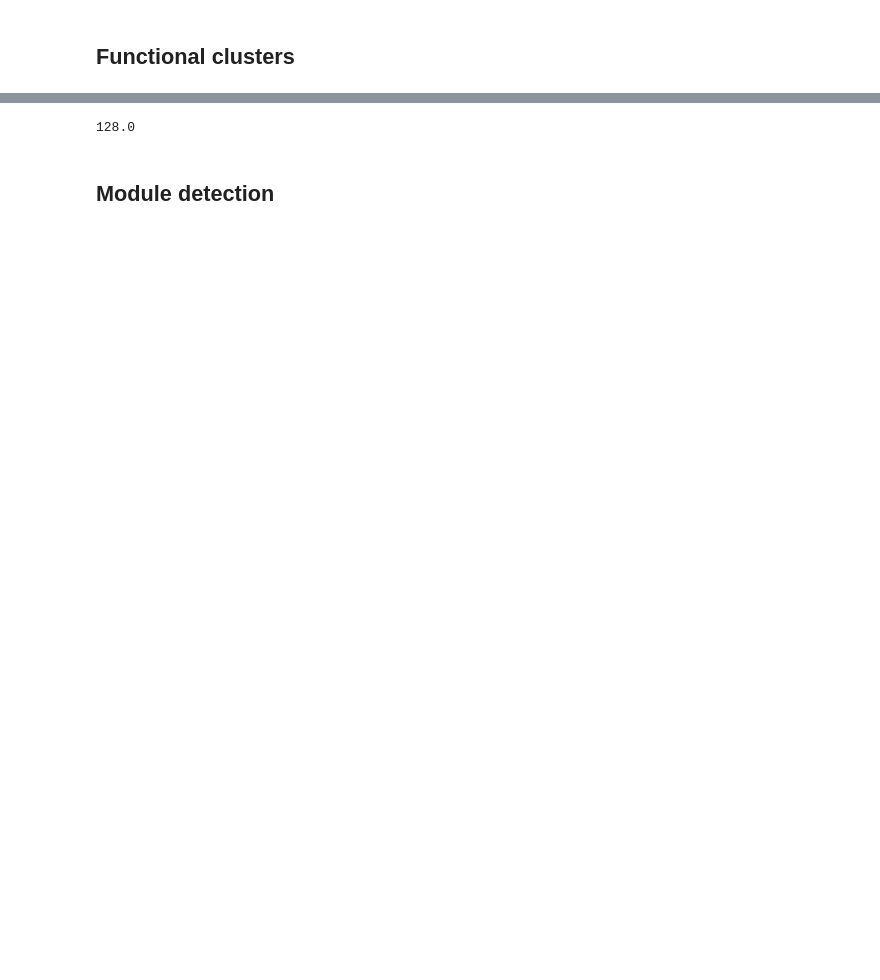
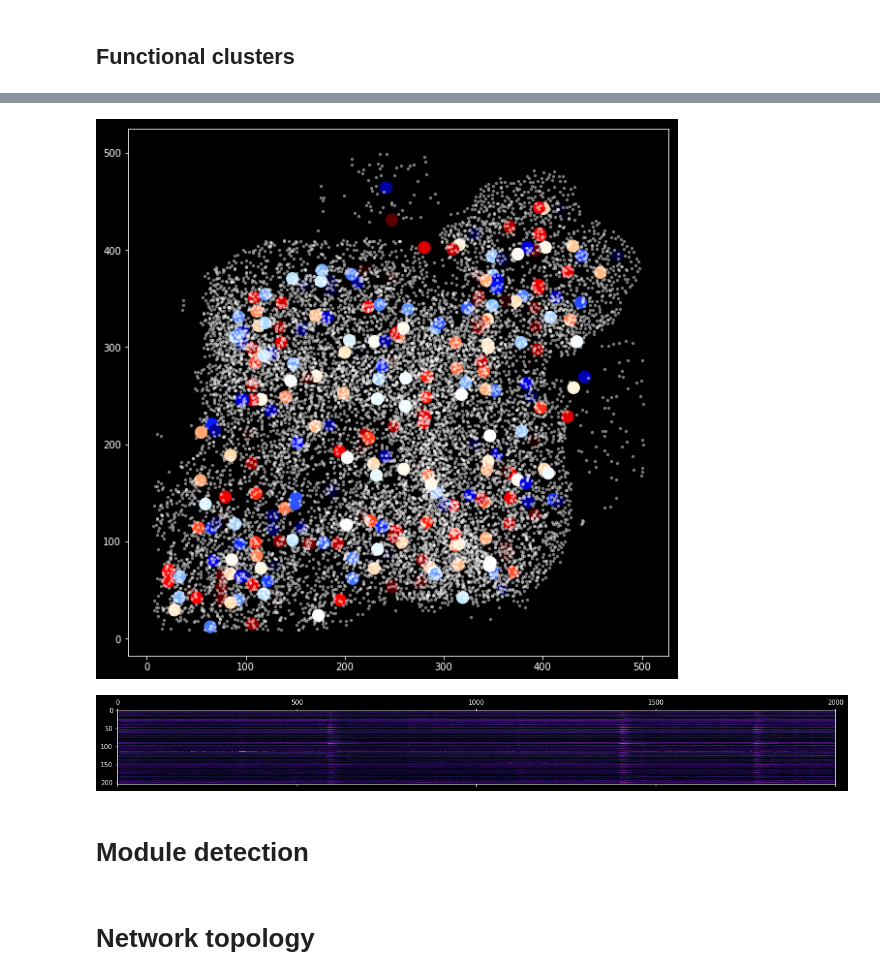
Before and after one commit to dafishcode/suite2p_analysis_py, a Jupyter notebook: network.ipynb, the cells around one changed output, grey strips where cells are left out. Saved outputs shown, nothing was run; the diff lists cells and outputs as text; code cells hidden in the pictures; blank space fills up the shorter version.

Commit message:
network cycles

```diff
--- a/network.ipynb
+++ b/network.ipynb
@@ -196,4 +112,0 @@ ksredo[np.int(ks[i])]
-# %%
-ksredo[int(ks[i])]
-# %% [output]
-128.0
@@ -239,5 +126,34 @@ Fish["Parcels"]["Data"][:400,:1000].shape
+# %%
+# PLOT - final nodes
+#----------------------------------------------------------------------------------------
+fish = 1
+# Pull out the data from fish structure
+#----------------------------------------------------------------------------------------
+cs = np.load(kcoord[fish])
+cs1 = np.load(coordlist[fish])
+x = cs[:,0]
+x1 = cs1[:,0]
+y = cs[:,1]
+y1 = cs1[:,1]
+# Actual plotting routines
+#----------------------------------------------------------------------------------------
+plt.figure(figsize = (10,10))
+plt.scatter(x, y, s = 150, c = x,  cmap = 'flag', alpha = 1)
+plt.scatter(x1, y1, s = 5,  c = 'w', alpha = 0.4)
+plt.show()
+# %% [output]
+[figure, added]
+# %%
+# Plot example module traces
+#---------------------------------------------------------------------------------------
+fish = 5
+fig, ax = plt.subplots(1, figsize= (20,5))
+ax.matshow(np.load(ktrace[fish])[:,:2000], cmap='magma')
+plt.show()
+# %% [output]
+[figure, added]
 # %% [markdown]
-## Module detection
+# Module detection
 # %%
 # Convert matrix into NetworkX Graph object to run module detection
 #-------------------------------------------------------------------------------------
@@ -247,3 +163,5 @@ G          = nx.from_numpy_array(cor)
 partition  = community.best_partition(G)
 M          = {"Label":np.asarray(partition.values())}
 Fish.update({"Modules":M})
+# %% [markdown]
+# Network topology
```
Also changed, not shown: parts of 30 cells of this notebook, 2 other files.
